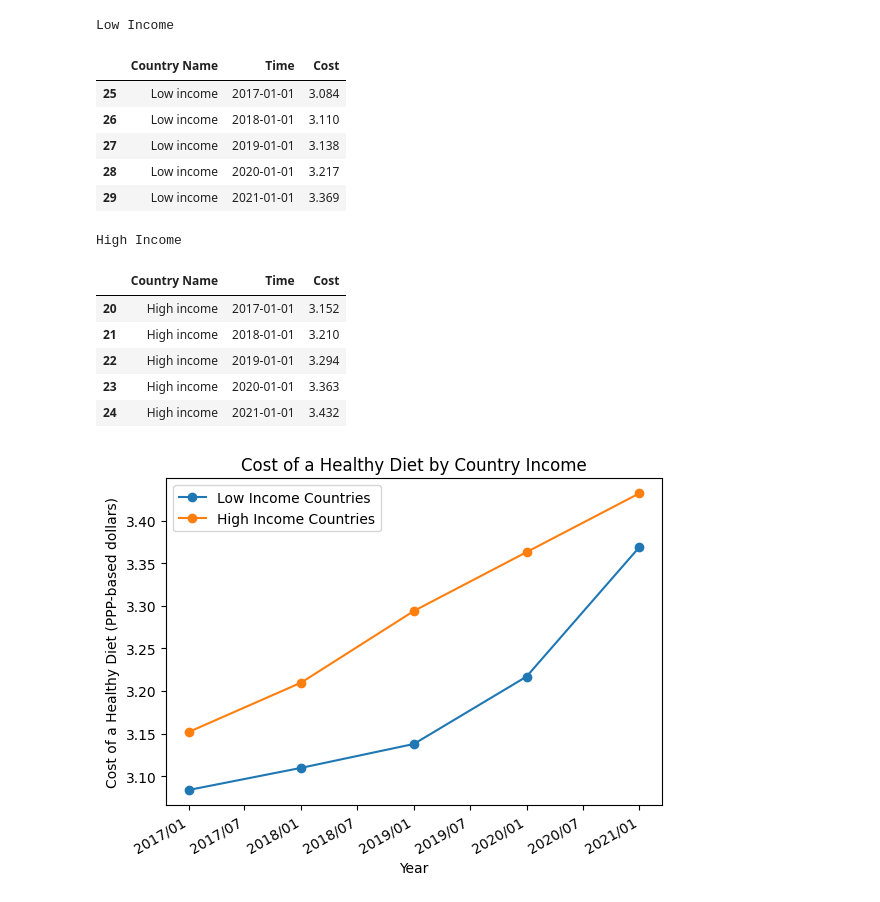
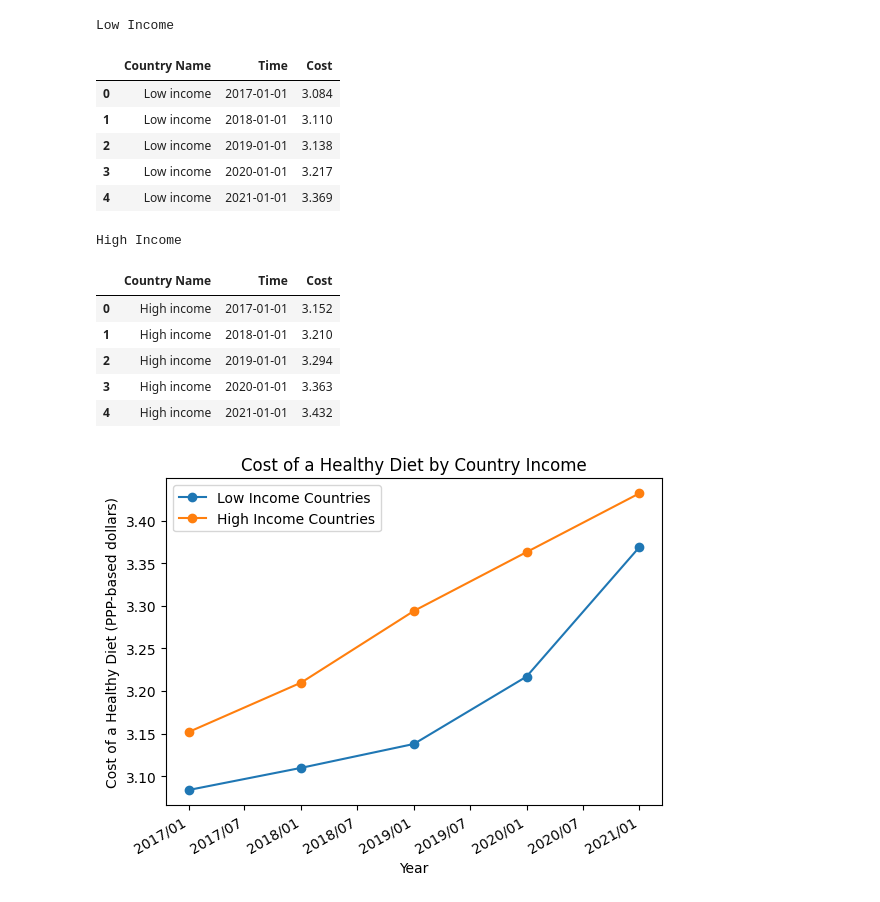
Before and after one commit to kai-thompson/food-prices-visualization, a Jupyter notebook: healthy_food_prices_by_country_income.ipynb, the cells around one changed output. Saved outputs shown, nothing was run; the diff lists cells and outputs as text; code cells hidden in the pictures.

Commit message:
reset index on price dfs

```diff
--- a/healthy_food_prices_by_country_income.ipynb
+++ b/healthy_food_prices_by_country_income.ipynb
@@ -11,45 +11,45 @@ from utils import display_dfs
 # %%
 # Load World Bank Food Prices for Nutrition Dataset
 # https://databank.worldbank.org/source/food-prices-for-nutrition#
 
 df = pd.read_csv('P_Data_Extract_From_Food_Prices_for_Nutrition/5dd4c2e1-be53-43f3-b5e7-724462db466d_Data.csv')
 
 # Filter for the 2.0 dataset
 df = df[df["Classification Code"] == "FPN 2.0"]
 
 # Select the relevant columns
 df.rename(columns={"Cost of a healthy diet [CoHD]": "Cost"}, inplace=True)
 df = df[["Country Name", "Time", "Cost"]]
 
 # Covert the Cost column to a float
 df["Cost"] = pd.to_numeric(df["Cost"], errors='coerce')
 
 # Convert the Time column to a datetime
 df["Time"] = pd.to_datetime(df["Time"], format="%Y")
 
 # Filter by Country Income
-low_income_food_prices_df = df[df["Country Name"] == "Low income"]
-high_income_food_prices_df = df[df["Country Name"] == "High income"]
+low_income_food_prices_df = df[df["Country Name"] == "Low income"].reset_index(drop=True)
+high_income_food_prices_df = df[df["Country Name"] == "High income"].reset_index(drop=True)
 
 dfs = {"Low Income": low_income_food_prices_df, "High Income": high_income_food_prices_df}
 
 # Print the dataframes to stdout
 display_dfs(dfs)
 # %% [output]
 Low Income
 |  | Country Name | Time | Cost |
-| 25 | Low income | 2017-01-01 | 3.084 |
-| 26 | Low income | 2018-01-01 | 3.110 |
-| 27 | Low income | 2019-01-01 | 3.138 |
-| 28 | Low income | 2020-01-01 | 3.217 |
-| 29 | Low income | 2021-01-01 | 3.369 |
+| 0 | Low income | 2017-01-01 | 3.084 |
+| 1 | Low income | 2018-01-01 | 3.110 |
+| 2 | Low income | 2019-01-01 | 3.138 |
+| 3 | Low income | 2020-01-01 | 3.217 |
+| 4 | Low income | 2021-01-01 | 3.369 |
 High Income
 |  | Country Name | Time | Cost |
-| 20 | High income | 2017-01-01 | 3.152 |
-| 21 | High income | 2018-01-01 | 3.210 |
-| 22 | High income | 2019-01-01 | 3.294 |
-| 23 | High income | 2020-01-01 | 3.363 |
-| 24 | High income | 2021-01-01 | 3.432 |
+| 0 | High income | 2017-01-01 | 3.152 |
+| 1 | High income | 2018-01-01 | 3.210 |
+| 2 | High income | 2019-01-01 | 3.294 |
+| 3 | High income | 2020-01-01 | 3.363 |
+| 4 | High income | 2021-01-01 | 3.432 |
 # %%
 # Plot the data on a line graph
 
```
